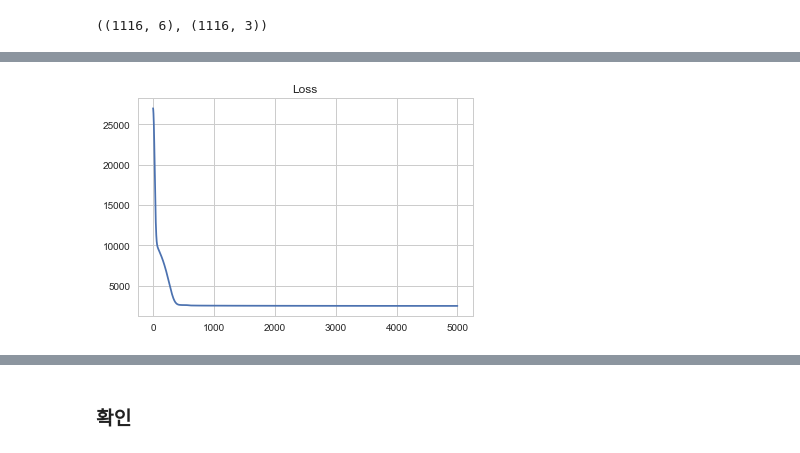
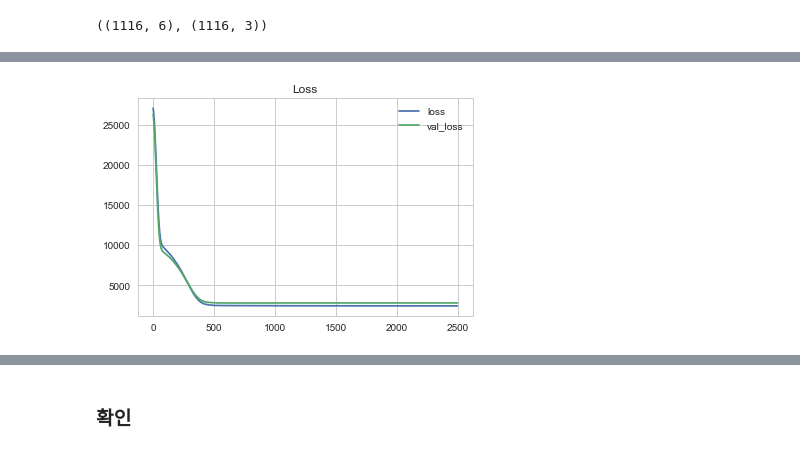
Before and after one commit to dooyeoung/codi_recommendation, a Jupyter notebook: Recommand_color.ipynb, the cells around one changed output, grey strips where cells are left out. Drawn from its saved outputs; the diff is of its cells as text; code cells hidden in the pictures.

```diff
--- a/Recommand_color.ipynb
+++ b/Recommand_color.ipynb
@@ -110,5 +110,7 @@ model1.add(Dense(3, activation = "linear"))
 model1.compile(loss="mse", optimizer="adam")
 # %%
 X = X0/256
+# %%
+X_train, X_test, y_train, y_test = train_test_split(X, y, test_size = 0.2)
 # %%
-history = model1.fit(X, y, epochs=5000, verbose=0)
+history = model1.fit(X_train, y_train, validation_data = (X_test, y_test),epochs=2500, verbose=1 )
@@ -116,7 +136,9 @@ history = model1.fit(X, y, epochs=5000, verbose=0)
 model1.save('model1_dnn_normal.hdf5')
 # %%
 plt.plot(history.history["loss"])
+plt.plot(history.history["val_loss"])
+plt.legend(["loss", "val_loss"])
 plt.title("Loss")
 plt.show()
 # %% [output]
-[figure, old version]
+[figure, new version]
```
Also changed, not shown: parts of 2 cells of this notebook, 6 other files.
